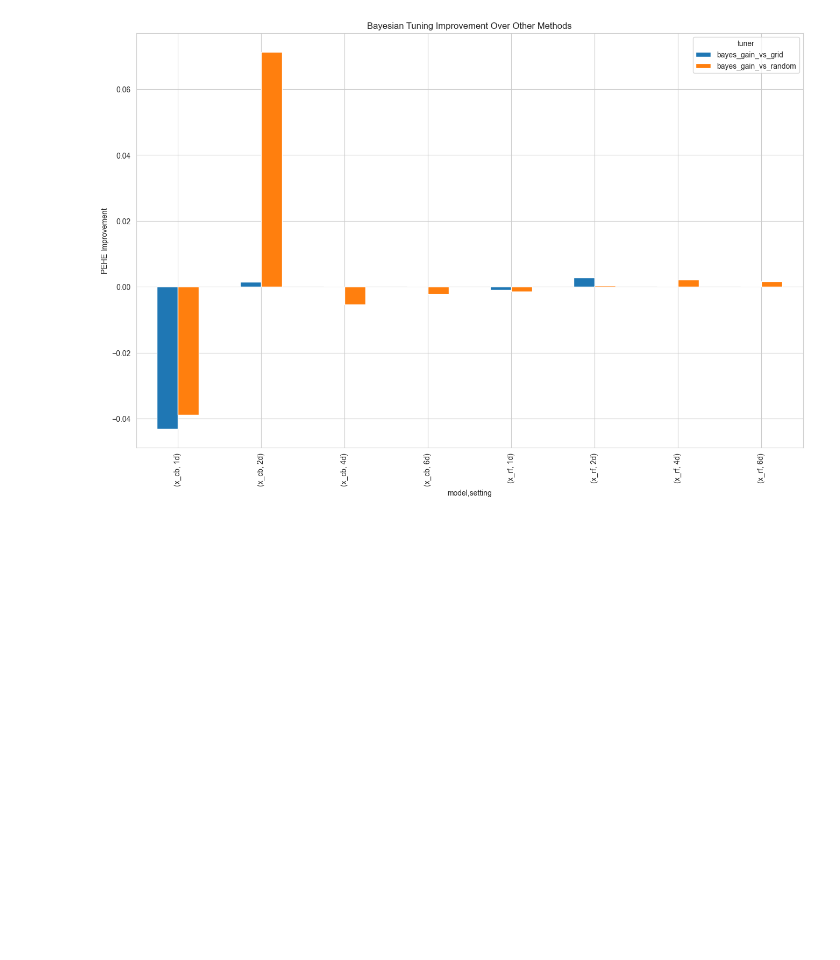
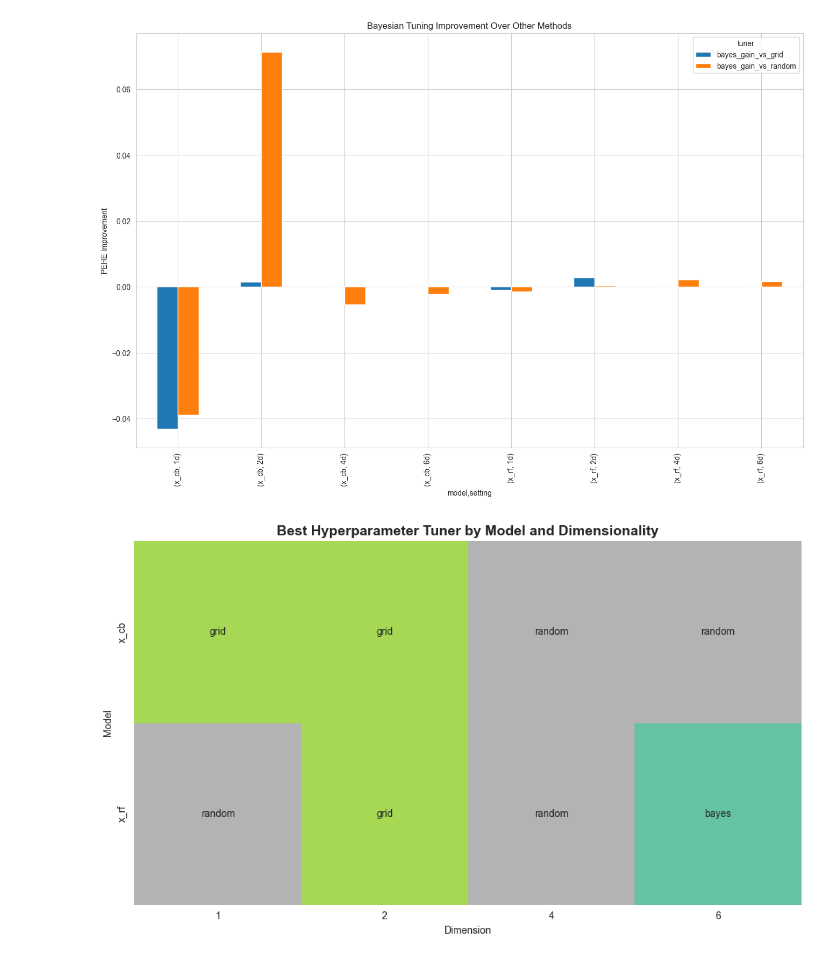
Before and after one commit to gabbymp3/bayesian-tuning-metalearners, a Jupyter notebook: draft/new.ipynb, the cells around one changed output. Saved outputs shown, nothing was run; the diff lists cells and outputs as text; code cells hidden in the pictures; blank space fills up the shorter version.

Commit message:
add heatmap + anova

```diff
--- a/draft/new.ipynb
+++ b/draft/new.ipynb
@@ -337,3 +337,39 @@ plt.ylabel("PEHE Improvement")
 plt.show()
 # %% [output]
 [figure]
+# %%
+# Create numeric dimension
+aggregated["dimension"] = aggregated["setting"].str.extract(r'(\d+)').astype(int)
+
+# Find best tuner for each model/setting
+best = (
+    aggregated
+    .loc[aggregated.groupby(["model","dimension"])["pehe_mean"].idxmin()]
+    .sort_values(["model","dimension"])
+)
+
+# Pivot for heatmap
+heatmap_df = best.pivot(index="model", columns="dimension", values="tuner")
+
+# Convert tuner labels to numbers for coloring
+tuner_map = {t:i for i,t in enumerate(sorted(aggregated["tuner"].unique()))}
+heatmap_numeric = heatmap_df.replace(tuner_map)
+
+plt.figure(figsize=(10,6))
+
+sns.heatmap(
+    heatmap_numeric,
+    annot=heatmap_df,
+    fmt="",
+    cmap="Set2",
+    cbar=False
+)
+
+plt.title("Best Hyperparameter Tuner by Model and Dimensionality", fontsize=14, fontweight="bold")
+plt.xlabel("Dimension")
+plt.ylabel("Model")
+
+plt.tight_layout()
+plt.show()
+# %% [output]
+[figure, added]
```
Also changed, not shown: parts of 7 cells of this notebook.
